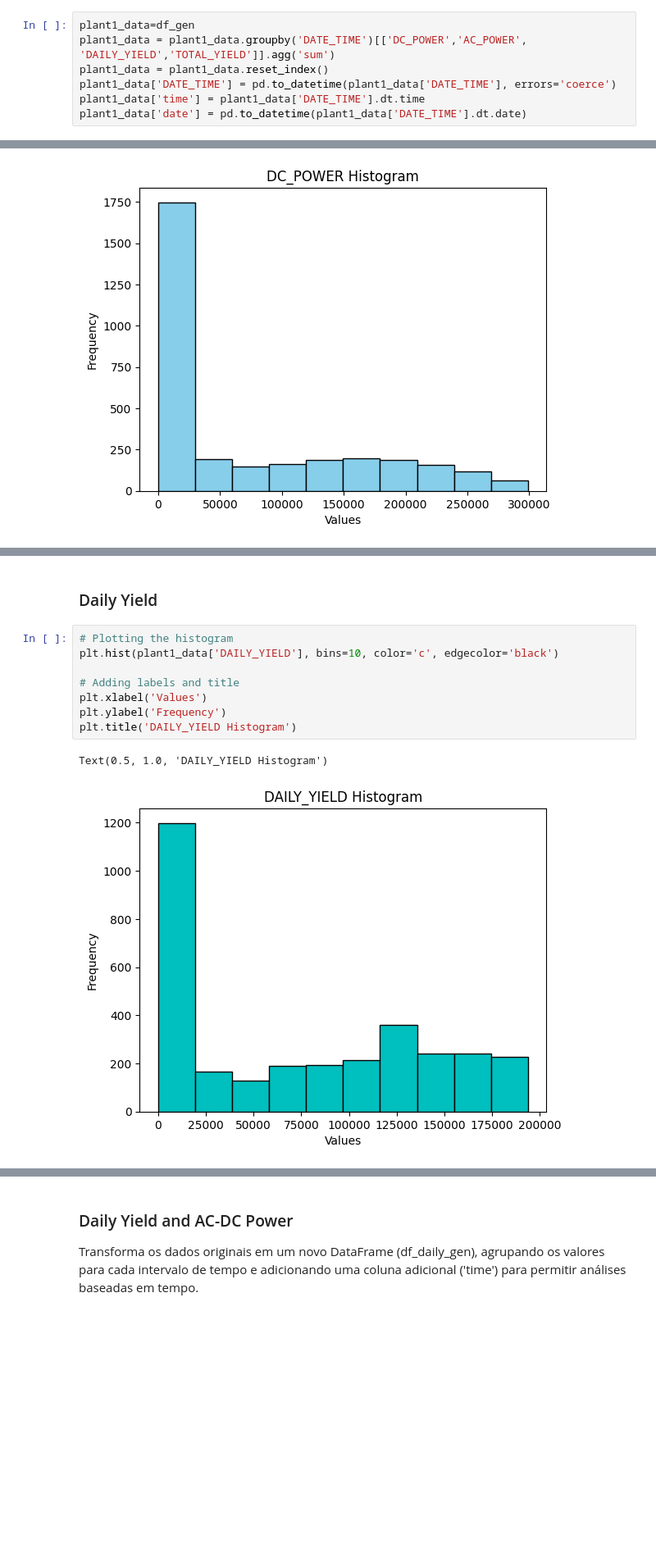
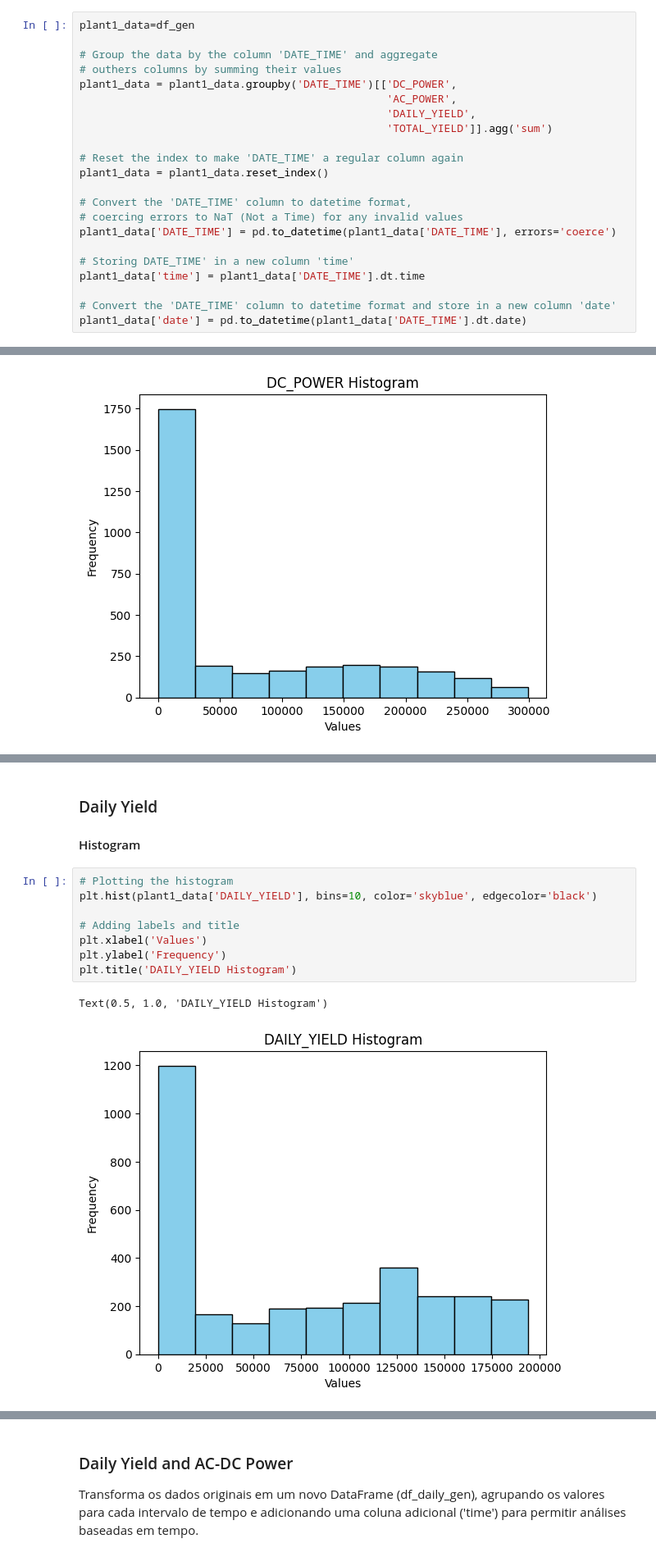
Before and after one commit to FelipeSteudel/Felipe_Steudel-Strategic_Thinking-CA2, a Jupyter notebook: Felipe Steudel - CA2 - Strategic Thinking - HDip in Data Analytics.ipynb, the cells around one changed output, grey strips where cells are left out. Shown at 82% size. Drawn from its saved outputs; the diff is of its cells as text; blank space fills up the shorter version.

Commit message:
Data preprocessing OK

```diff
--- a/Felipe Steudel - CA2 - Strategic Thinking - HDip in Data Analytics.ipynb
+++ b/Felipe Steudel - CA2 - Strategic Thinking - HDip in Data Analytics.ipynb
@@ -352,7 +353,22 @@ memory usage: 99.6 KB
 # %%
 plant1_data=df_gen
-plant1_data = plant1_data.groupby('DATE_TIME')[['DC_POWER','AC_POWER', 'DAILY_YIELD','TOTAL_YIELD']].agg('sum')
+
+# Group the data by the column 'DATE_TIME' and aggregate
+# outhers columns by summing their values
+plant1_data = plant1_data.groupby('DATE_TIME')[['DC_POWER',
+                                                'AC_POWER',
+                                                'DAILY_YIELD',
+                                                'TOTAL_YIELD']].agg('sum')
+
+# Reset the index to make 'DATE_TIME' a regular column again
 plant1_data = plant1_data.reset_index()
+
+# Convert the 'DATE_TIME' column to datetime format,
+# coercing errors to NaT (Not a Time) for any invalid values
 plant1_data['DATE_TIME'] = pd.to_datetime(plant1_data['DATE_TIME'], errors='coerce')
+
+# Storing DATE_TIME' in a new column 'time'
 plant1_data['time'] = plant1_data['DATE_TIME'].dt.time
+
+# Convert the 'DATE_TIME' column to datetime format and store in a new column 'date'
 plant1_data['date'] = pd.to_datetime(plant1_data['DATE_TIME'].dt.date)
@@ -385,14 +459,15 @@ plt.show()
 [figure]
 # %% [markdown]
 ### Daily Yield
+#### Histogram
 # %%
 # Plotting the histogram
-plt.hist(plant1_data['DAILY_YIELD'], bins=10, color='c', edgecolor='black')
+plt.hist(plant1_data['DAILY_YIELD'], bins=10, color='skyblue', edgecolor='black')
 
 # Adding labels and title
 plt.xlabel('Values')
 plt.ylabel('Frequency')
 plt.title('DAILY_YIELD Histogram')
 # %% [output]
 Text(0.5, 1.0, 'DAILY_YIELD Histogram')
-[figure, old version]
+[figure, new version]
```
Also changed, not shown: parts of 24 cells of this notebook.
